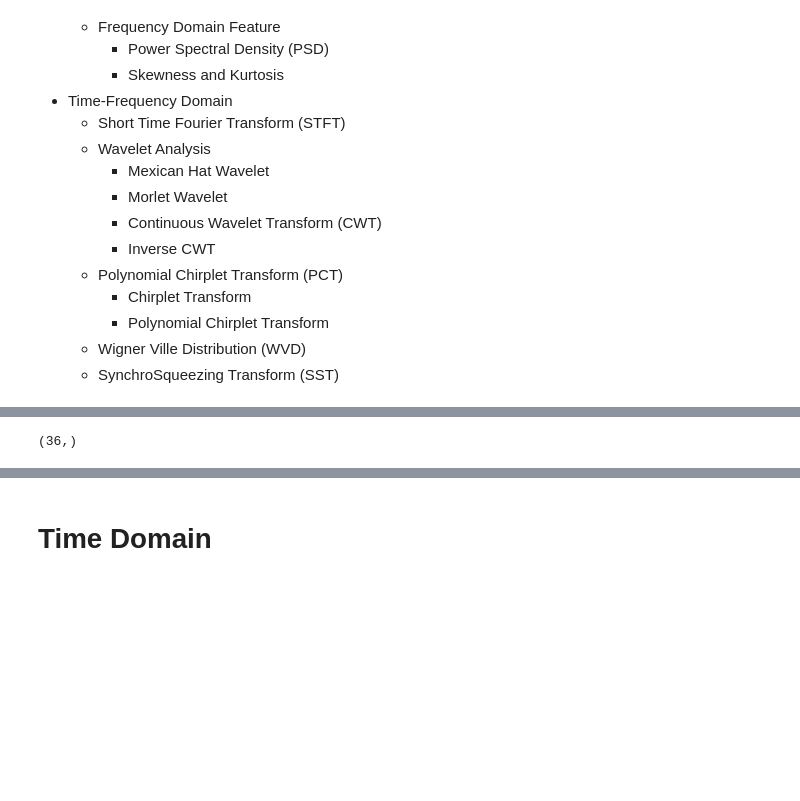
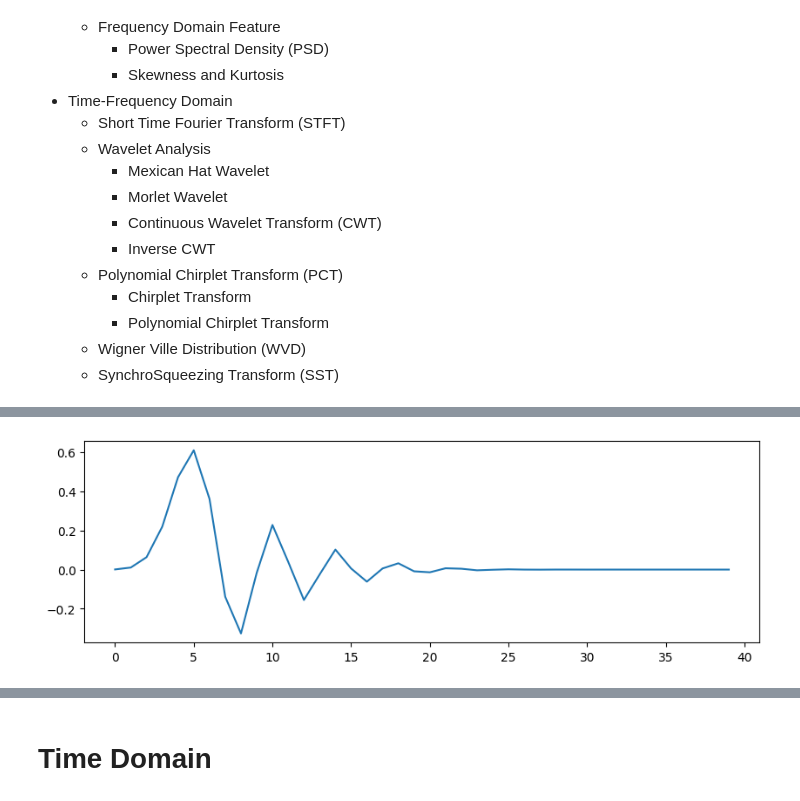
Before and after one commit to darcy1zhang/Tutorial, a Jupyter notebook: tutorial.ipynb, the cells around one changed output, grey strips where cells are left out. Saved outputs shown, nothing was run; the diff lists cells and outputs as text; code cells hidden in the pictures; blank space fills up the shorter version.

```diff
--- a/tutorial.ipynb
+++ b/tutorial.ipynb
@@ -94,9 +164,5 @@ plt.rcParams['figure.figsize'] = (12, 8)
 # %%
-ind = random.randint(17, 34)
-db = pywt.Wavelet(f'db{ind}')
-dec_lo, dec_hi, rec_lo, rec_hi = db.filter_bank
-dec_lo = np.array(dec_lo)[::-1]
-cardiac_s = dec_lo
-print(dec_lo.shape)
+plt.plot(scipy.signal.daub(ind))
+plt.show()
 # %% [output]
-(36,)
+[figure, added]
```
Also changed, not shown: parts of 6 cells of this notebook, 4 other files.
